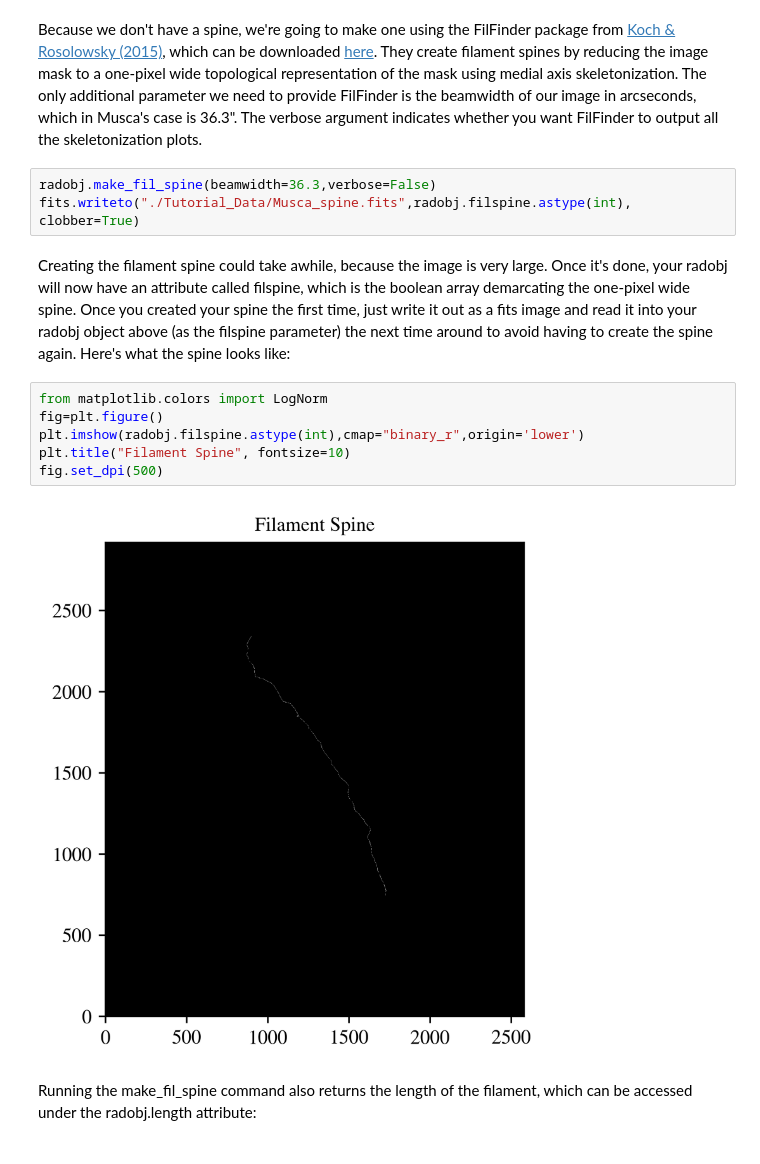
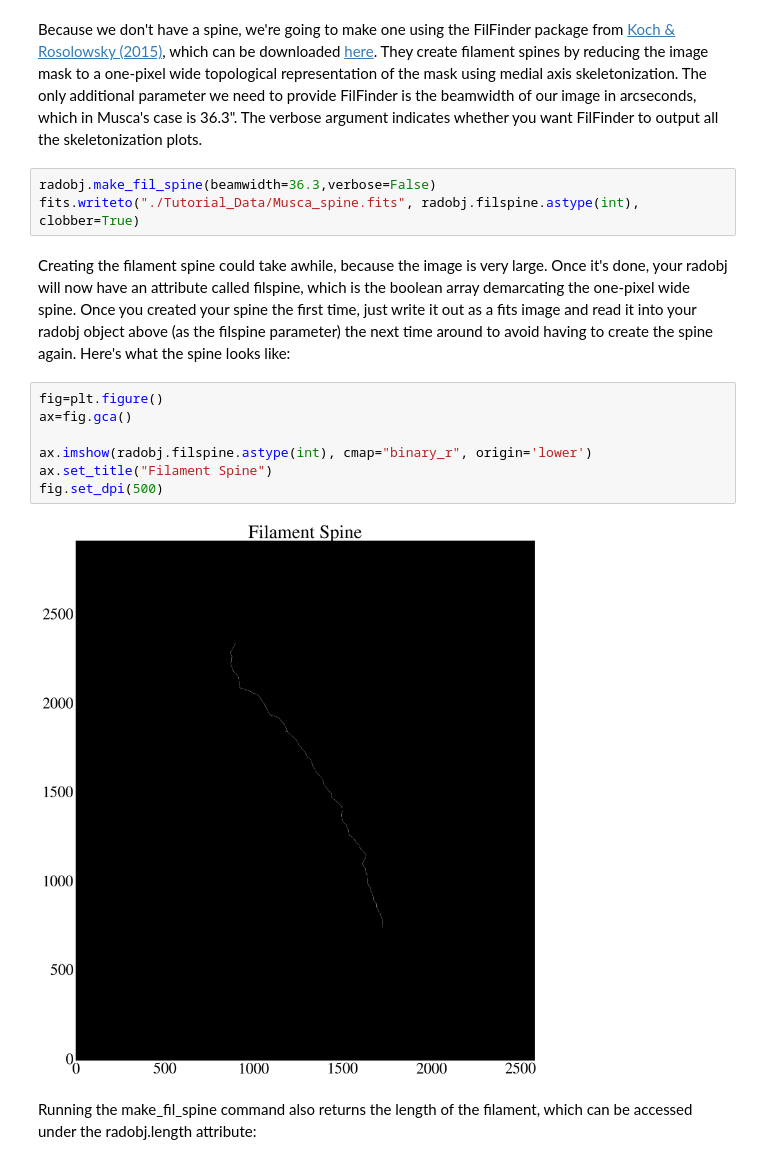
Before and after one commit to catherinezucker/radfil, a Jupyter notebook: RadFil_Tutorial.ipynb, the cells around one changed output. Drawn from its saved outputs; the diff is of its cells as text.

Commit message:
Modify the tutorial to include the plotter class; also fix the plotting styles.

```diff
--- a/RadFil_Tutorial.ipynb
+++ b/RadFil_Tutorial.ipynb
@@ -46,17 +48,18 @@ radobj=radfil_class.radfil(fil_image, mask=fil_mask, header=fil_header, distance
 Because we don't have a spine, we're going to make one using the FilFinder package from [Koch & Rosolowsky (2015)](https://academic.oup.com/mnras/article-abstract/452/4/3435/1058975/Filament-identification-through-mathematical?redirectedFrom=fulltext), which can be downloaded [here](https://github.com/e-koch/FilFinder). They create filament spines by reducing the image mask to a one-pixel wide topological representation of the mask using medial axis skeletonization. The only additional parameter we need to provide FilFinder is the beamwidth of our image in arcseconds, which in Musca's case is 36.3". The verbose argument indicates whether you want FilFinder to output all the skeletonization plots.
 # %%
 radobj.make_fil_spine(beamwidth=36.3,verbose=False)
-fits.writeto("./Tutorial_Data/Musca_spine.fits",radobj.filspine.astype(int), clobber=True)
+fits.writeto("./Tutorial_Data/Musca_spine.fits", radobj.filspine.astype(int), clobber=True)
 # %% [markdown]
 Creating the filament spine could take awhile, because the image is very large. Once it's done, your radobj will now have an attribute called filspine, which is the boolean array demarcating the one-pixel wide spine. Once you created your spine the first time, just write it out as a fits image and read it into your radobj object above (as the filspine parameter) the next time around to avoid having to create the spine again. Here's what the spine looks like:
 # %%
-from matplotlib.colors import LogNorm
 fig=plt.figure()
-plt.imshow(radobj.filspine.astype(int),cmap="binary_r",origin='lower')
-plt.title("Filament Spine", fontsize=10)
+ax=fig.gca()
+
+ax.imshow(radobj.filspine.astype(int), cmap="binary_r", origin='lower')
+ax.set_title("Filament Spine")
 fig.set_dpi(500)
 # %% [output]
-[figure, old version]
+[figure, new version]
 # %% [markdown]
 Running the make_fil_spine command also returns the length of the filament, which can be accessed under the radobj.length attribute:
 # %%
```
Also changed, not shown: parts of 12 cells of this notebook, 2 other files.
